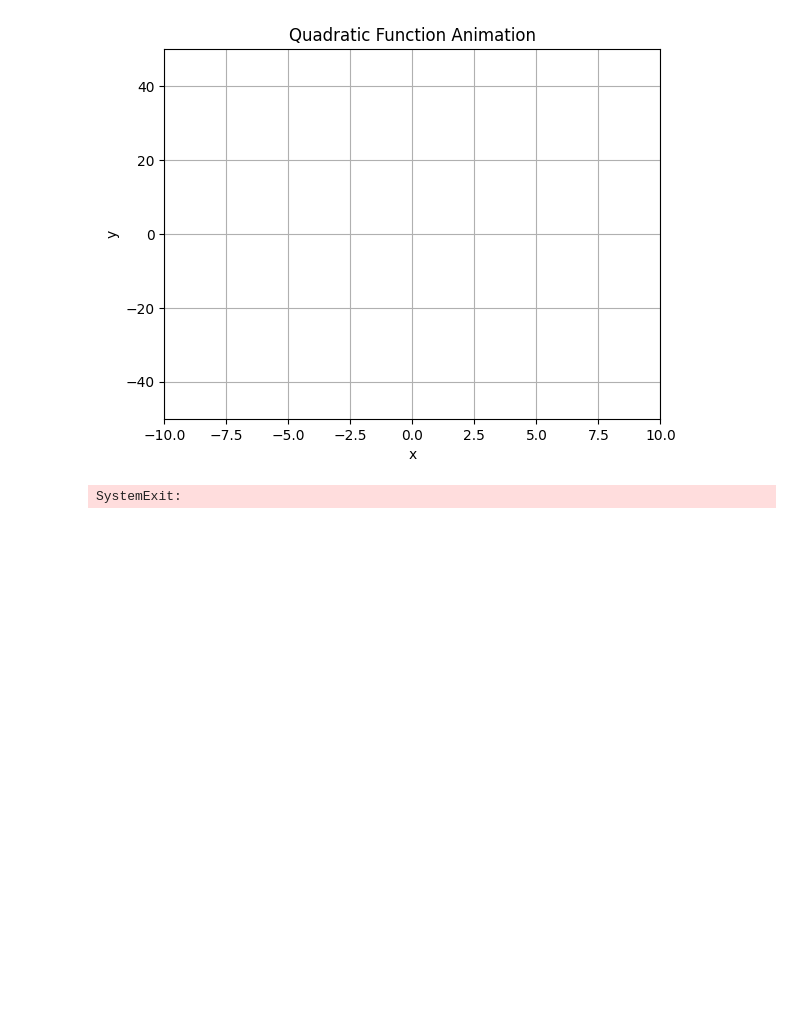
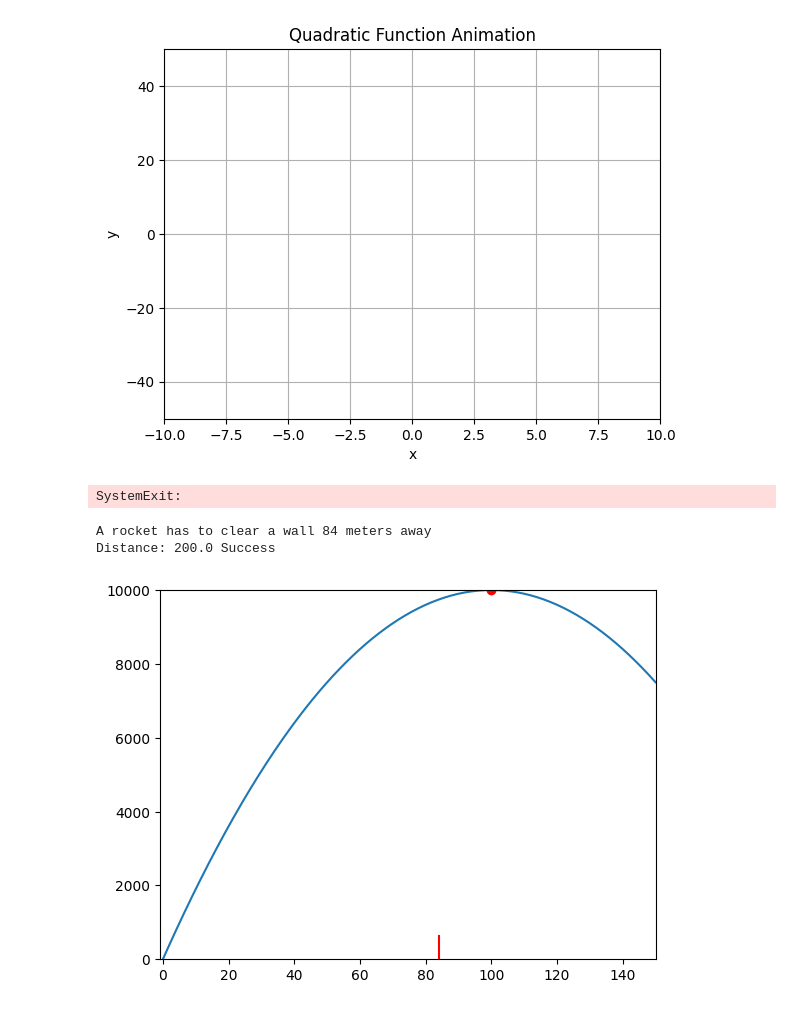
Before and after one commit to juhun32/freecodecamp-certifications, a Jupyter notebook: college-algebra-with-python/project2/step_23.ipynb, the cells around one changed output. Cells and saved outputs as stored; diff of their text form; code cells hidden in the pictures; blank space fills up the shorter version.

```diff
--- a/college-algebra-with-python/project2/step_23.ipynb
+++ b/college-algebra-with-python/project2/step_23.ipynb
@@ -135,3 +135,51 @@ while True:
     clock.tick(FPS)
 # %% [output]
 SystemExit:
+# %%
+import matplotlib.pyplot as plt
+import numpy as np
+import random
+import math
+
+loc = random.randint(1, 100)
+loch = random.randint(1, 1000)
+print("A rocket has to clear a wall", loc, "meters away")
+
+a = -1
+b = float(input("Initial velocity (m/s) = "))
+c = 0
+
+# Change vx and vy to represent the vertex
+vx = -b / (2 * a)
+vy = a * vx**2 + b * vx + c
+
+# Also change the following dimensions to display the vertex
+xmin = -1
+xmax = 150
+ymin = -1
+ymax = int(vy) + 10
+
+points = 2 * (xmax - xmin)
+x = np.linspace(xmin, xmax, points)
+y = a * x**2 + b * x + c
+
+fig, ax = plt.subplots()
+plt.axis([xmin, xmax, ymin, ymax])  # window size
+
+plt.plot([loc, loc], [0, loch], "r")  # wall
+plt.plot(x, y)  # plot the line for the equation
+plt.plot([vx], [vy], "ro")  # plot the vertex point
+
+root_sq = round((-b - math.sqrt(b**2 - 4 * a * c)) / (2 * a), 2)
+
+if root_sq >= loc:
+    print("Distance:", root_sq, "Success")
+else:
+    print("Missed")
+
+print(" ")
+plt.show()
+# %% [output]
+A rocket has to clear a wall 84 meters away
+Distance: 200.0 Success
+[figure, added]
```
